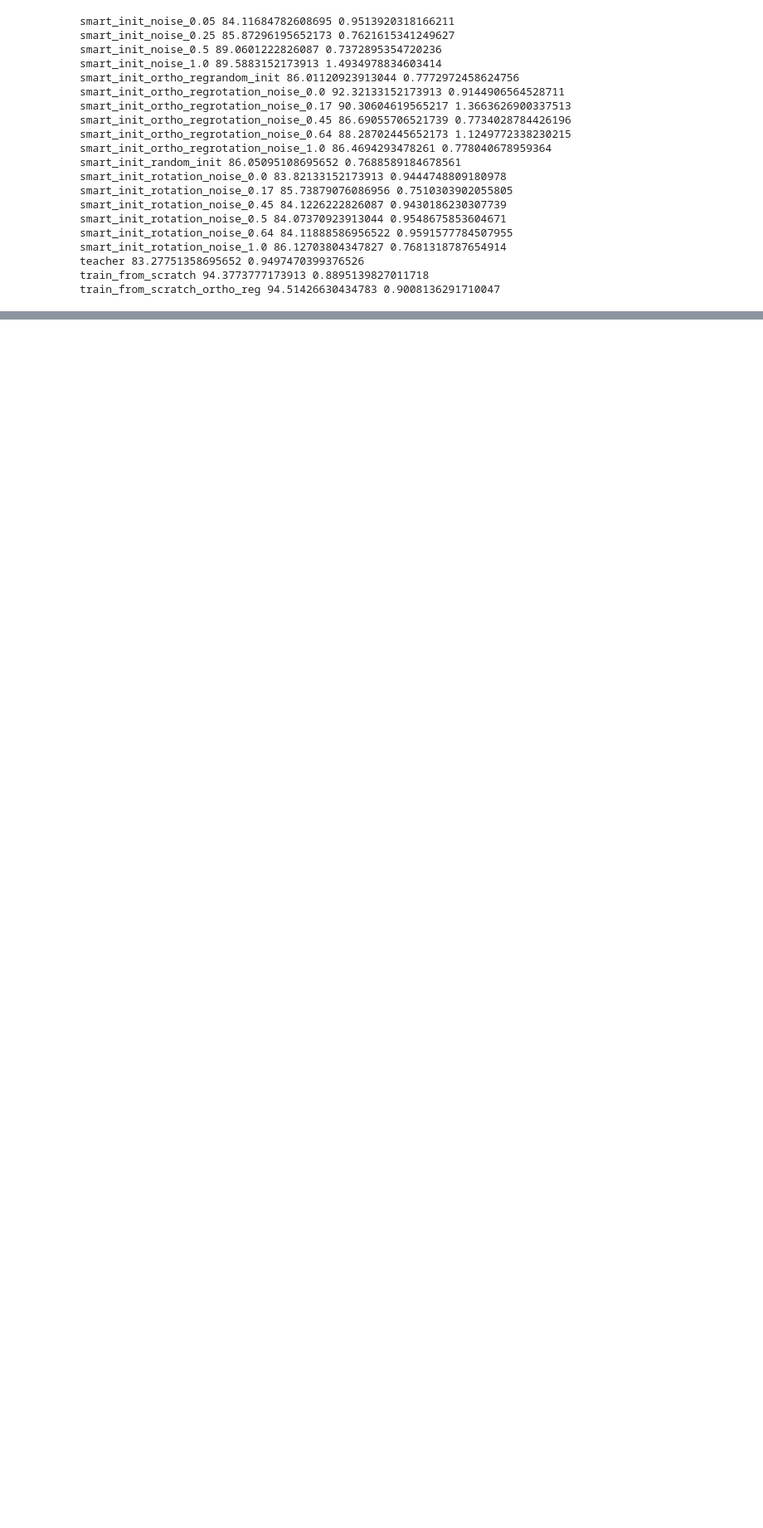
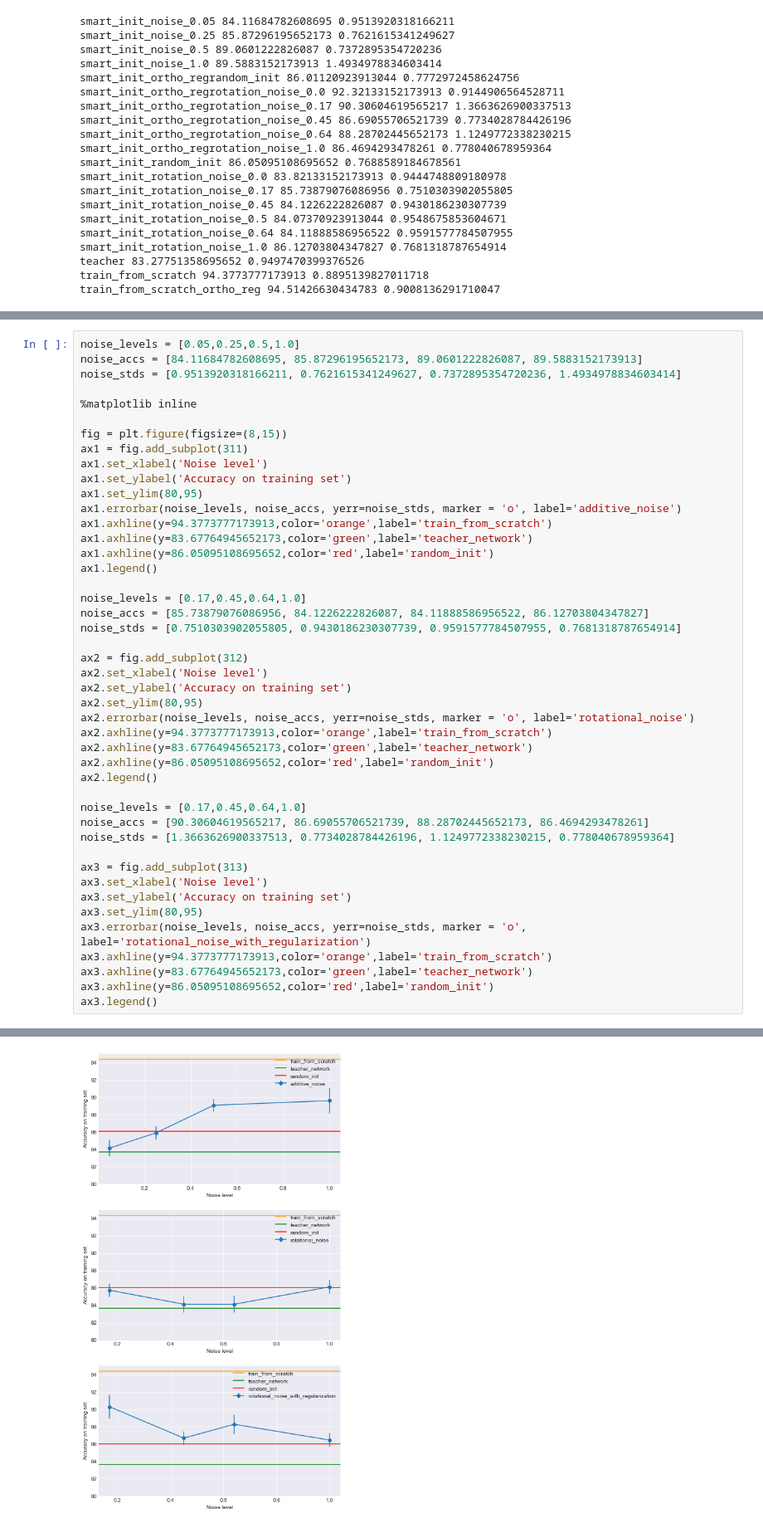
Before and after one commit to mshalvagal/weightSymmetry, a Jupyter notebook: notebooks/MNIST Net2Net Symmetry-Breaking.ipynb, the cells around one changed output, grey strips where cells are left out. Shown at 83% size. Cells and saved outputs as stored; diff of their text form; blank space fills up the shorter version.

```diff
--- a/notebooks/MNIST Net2Net noise analysis.ipynb
+++ b/notebooks/MNIST Net2Net Symmetry-Breaking.ipynb
@@ -358,0 +157,46 @@ plt.legend()
+# %%
+noise_levels = [0.05,0.25,0.5,1.0]
+noise_accs = [84.11684782608695, 85.87296195652173, 89.0601222826087, 89.5883152173913]
+noise_stds = [0.9513920318166211, 0.7621615341249627, 0.7372895354720236, 1.4934978834603414]
+
+%matplotlib inline
+
+fig = plt.figure(figsize=(8,15))
+ax1 = fig.add_subplot(311)
+ax1.set_xlabel('Noise level')
+ax1.set_ylabel('Accuracy on training set')
+ax1.set_ylim(80,95)
+ax1.errorbar(noise_levels, noise_accs, yerr=noise_stds, marker = 'o', label='additive_noise')
+ax1.axhline(y=94.3773777173913,color='orange',label='train_from_scratch')
+ax1.axhline(y=83.67764945652173,color='green',label='teacher_network')
+ax1.axhline(y=86.05095108695652,color='red',label='random_init')
+ax1.legend()
+
+noise_levels = [0.17,0.45,0.64,1.0]
+noise_accs = [85.73879076086956, 84.1226222826087, 84.11888586956522, 86.12703804347827]
+noise_stds = [0.7510303902055805, 0.9430186230307739, 0.9591577784507955, 0.7681318787654914]
+
+ax2 = fig.add_subplot(312)
+ax2.set_xlabel('Noise level')
+ax2.set_ylabel('Accuracy on training set')
+ax2.set_ylim(80,95)
+ax2.errorbar(noise_levels, noise_accs, yerr=noise_stds, marker = 'o', label='rotational_noise')
+ax2.axhline(y=94.3773777173913,color='orange',label='train_from_scratch')
+ax2.axhline(y=83.67764945652173,color='green',label='teacher_network')
+ax2.axhline(y=86.05095108695652,color='red',label='random_init')
+ax2.legend()
+
+noise_levels = [0.17,0.45,0.64,1.0]
+noise_accs = [90.30604619565217, 86.69055706521739, 88.28702445652173, 86.4694293478261]
+noise_stds = [1.3663626900337513, 0.7734028784426196, 1.1249772338230215, 0.778040678959364]
+
+ax3 = fig.add_subplot(313)
+ax3.set_xlabel('Noise level')
+ax3.set_ylabel('Accuracy on training set')
+ax3.set_ylim(80,95)
+ax3.errorbar(noise_levels, noise_accs, yerr=noise_stds, marker = 'o', label='rotational_noise_with_regularization')
+ax3.axhline(y=94.3773777173913,color='orange',label='train_from_scratch')
+ax3.axhline(y=83.67764945652173,color='green',label='teacher_network')
+ax3.axhline(y=86.05095108695652,color='red',label='random_init')
+ax3.legend()
+# %% [output]
@@ -358,0 +204 @@ plt.legend()
+[figure, added]
```
Also changed, not shown: parts of 43 cells of this notebook, 6 other files.
